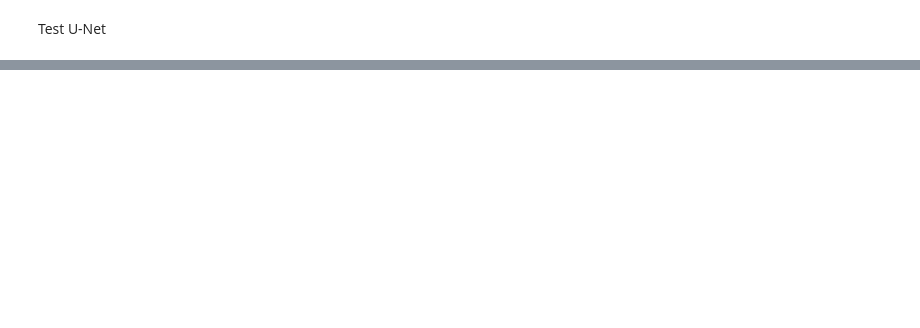
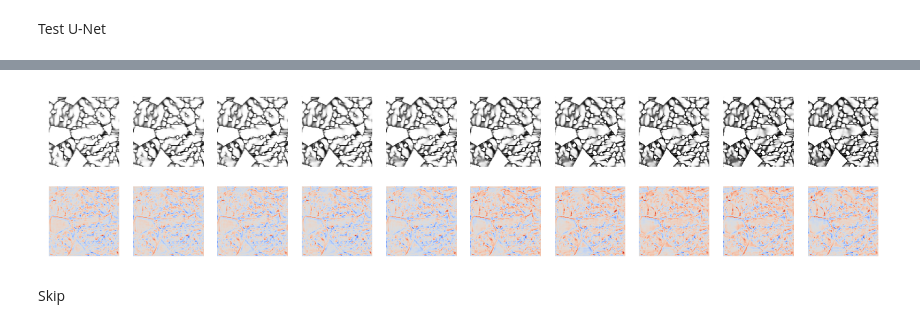
Before and after one commit to LiyaGaynutdinova/Auto-Regressive-Unet-for-Concrete-Damage, a Jupyter notebook: test_RecUnet.ipynb, the cells around one changed output, grey strips where cells are left out. Cells and saved outputs as stored; diff of their text form; code cells hidden in the pictures; blank space fills up the shorter version.

```diff
--- a/test_RecUnet.ipynb
+++ b/test_RecUnet.ipynb
@@ -72,9 +86,19 @@ Text(0, 0.5, 'Shrinkage loss')
+# %%
+for n in range(10):
+    x = torch.cat([geometry, imp_shrinkage[:,[9],:,:] - (n+1)*1e-4, y.detach()], axis=1)
+    y = unet(x)
+    seq_test_dam.append(y[0,0].detach())
+    seq_test_shr.append(y[0,1].detach())
 # %%
 n_samples = 10
 fig, axs = plt.subplots(nrows=2, ncols=n_samples, figsize=(n_samples, 2), dpi=200)
 for i in range(n_samples):
-    axs.flat[i].imshow(x[i].detach().cpu().numpy(), cmap='Greys')
+    axs.flat[i].imshow((seq_test_dam[i+n_samples]).detach().cpu().numpy(), cmap='Greys')
     axs.flat[i].set_axis_off()
 for i in range(n_samples, 2*n_samples):
-    axs.flat[i].imshow(y[i-n_samples].numpy(), cmap='Greys')
+    axs.flat[i].imshow(seq_test_shr[i].cpu().numpy(), cmap='coolwarm')
     axs.flat[i].set_axis_off()
+# %% [output]
+[figure, added]
+# %% [markdown]
+Skip
```
Also changed, not shown: parts of 11 cells of this notebook, 29 other files.
